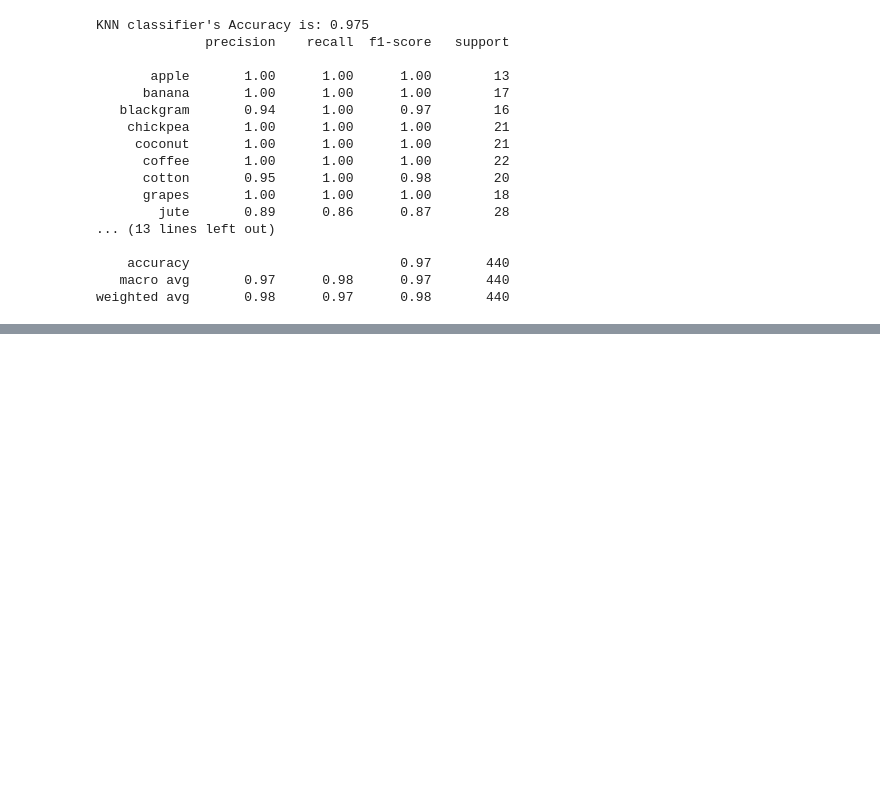
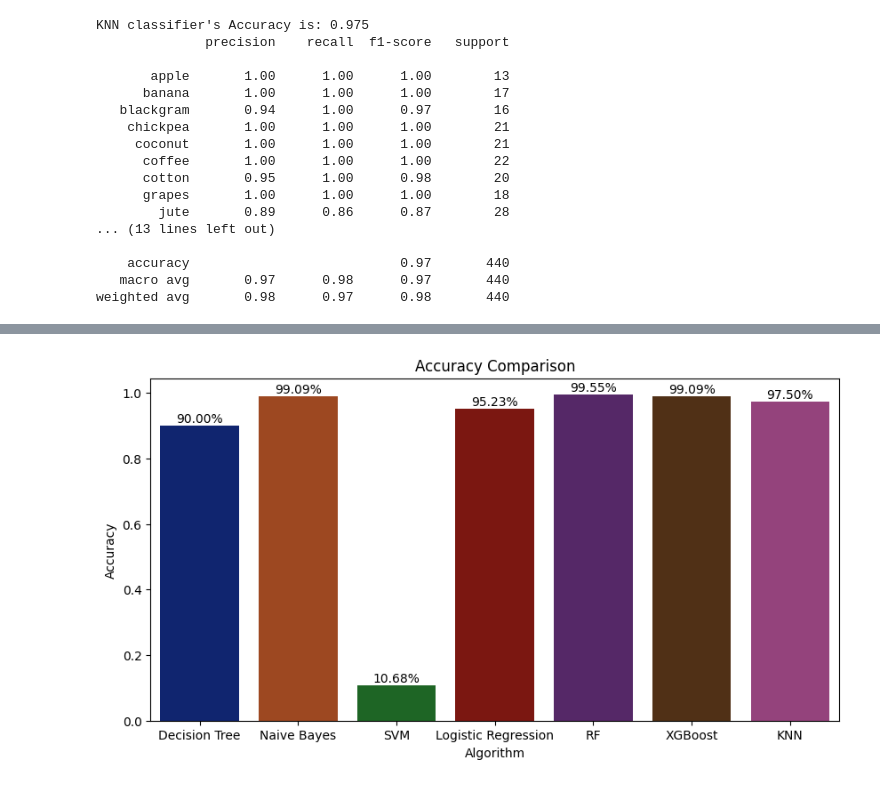
Before and after one commit to electrophileee/CropWise, a Jupyter notebook: cropnotebook/crop.ipynb, the cells around one changed output, grey strips where cells are left out. Saved outputs shown, nothing was run; the diff lists cells and outputs as text; code cells hidden in the pictures; blank space fills up the shorter version.

```diff
--- a/cropnotebook/crop.ipynb
+++ b/cropnotebook/crop.ipynb
@@ -425,0 +446,14 @@ weighted avg       0.98      0.97      0.98       440
+# %%
+plt.figure(figsize=[10, 5], dpi=100)
+plt.title('Accuracy Comparison')
+plt.xlabel('Algorithm')
+plt.ylabel('Accuracy')
+sns.barplot(x=model, y=acc, palette='dark')
+
+# Add accuracy percentages above each bar
+for i, accuracy in enumerate(acc):
+    plt.text(i, accuracy + 0.01, f'{accuracy:.2%}', ha='center')
+
+plt.show()
+# %% [output]
+[figure, added]
```
Also changed, not shown: parts of 4 cells of this notebook.
